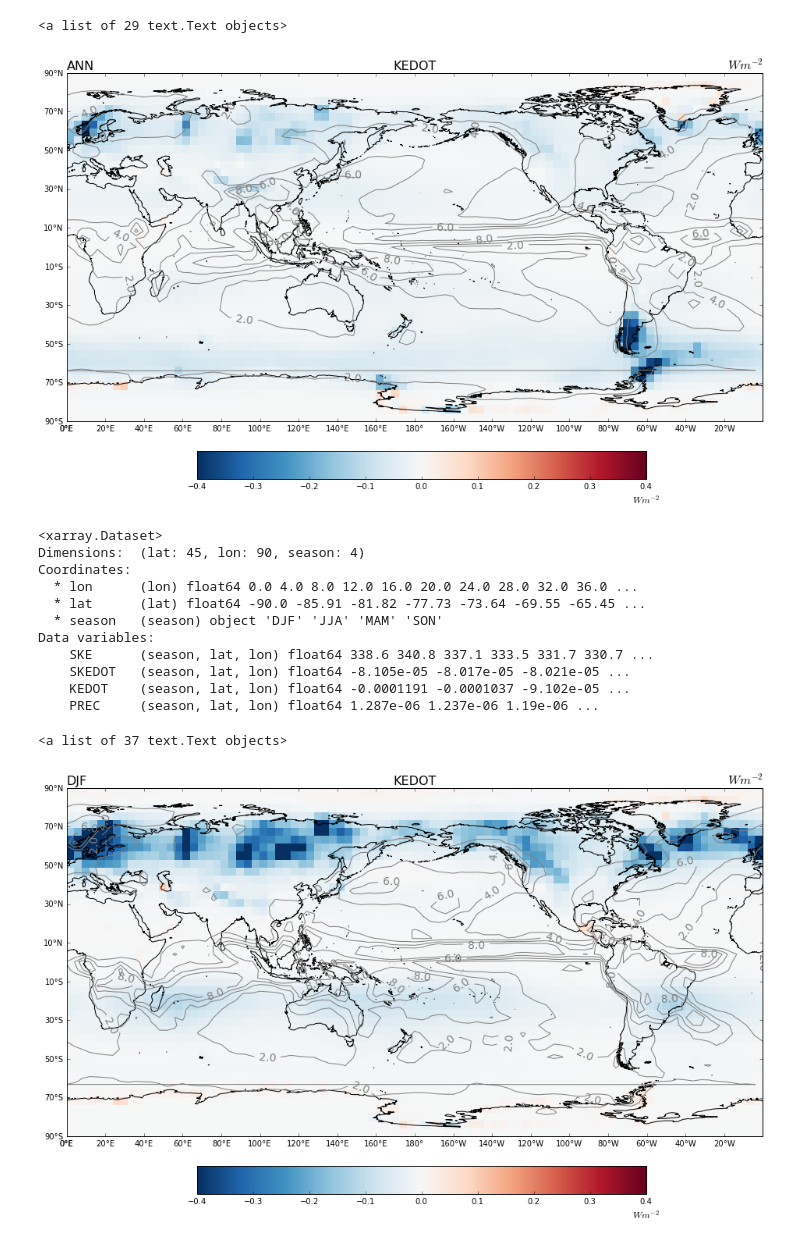
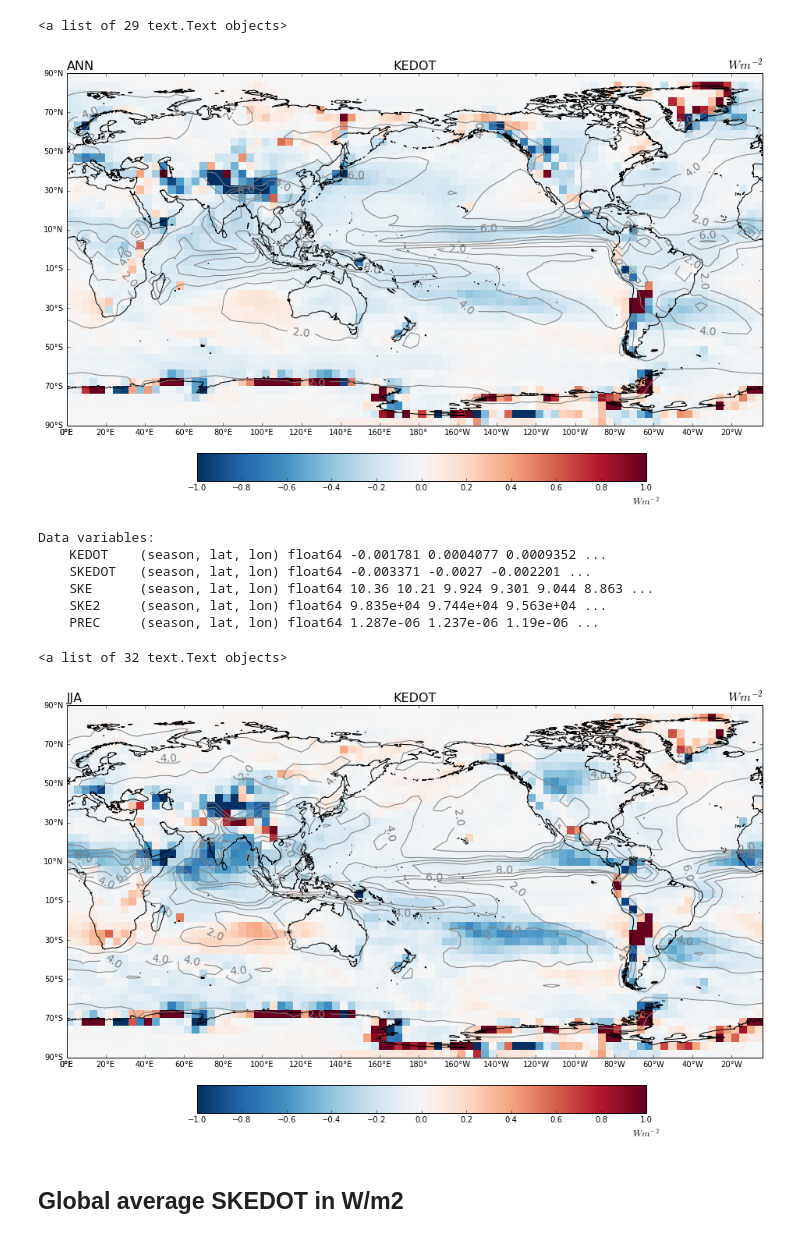
Before and after one commit to suvarchal/G5NR, a Jupyter notebook: SKEDOT_simple_plots_averages.ipynb, the cells around one changed output. Cells and saved outputs as stored; diff of their text form; code cells hidden in the pictures.

Commit message:
updates to include data paths

```diff
--- a/SKEDOT_simple_plots_averages.ipynb
+++ b/SKEDOT_simple_plots_averages.ipynb
@@ -14,3 +12,6 @@ SKEdataset=xr.open_dataset('/home/suvarchal/G5NR/SKEDot_90x45_v3.nc')
+# %%
+SKEdataset=xr.open_dataset('/home/suvarchal/G5NR/SKE_may2017_merged.nc')
+#http://weather.rsmas.miami.edu/repository/entry/show?entryid=synth%3A1142722f-a386-4c17-a4f6-0f685cd19ae3%3AL0c1TlIvU0tFX21heTIwMTdfbWVyZ2VkLm5j
 # %%
 SKEdataset.data_vars
 # %% [output]
@@ -26,4 +28,9 @@ lon_2d,lat_2d=np.meshgrid(cyc_lon,SKEdataset.lat)
 # %%
+lon_2d,lat_2d=np.meshgrid(SKEdataset.lon,SKEdataset.lat)
+kedot=SKEdataset.KEDOT.mean(dim='time')
+prec=SKEdataset.PREC.mean(dim='time')
+
+
 fig = plt.figure(figsize=(16,10))
 ax = fig.add_subplot(111, projection=ccrs.PlateCarree(central_longitude=180))
 
@@ -32,7 +39,7 @@ ax.set_title('KEDOT', size=16)
 ax.set_title('ANN', size=16,loc="left")
 ax.set_title('$W m^{-2}$', size=16,loc="right")
 
-c=ax.pcolormesh(lon_2d,lat_2d,kedot,cmap='RdBu_r',vmin=-0.4,vmax=0.4,transform=ccrs.PlateCarree(central_longitude=0))
+c=ax.pcolormesh(lon_2d,lat_2d,kedot,cmap='RdBu_r',vmin=-1.0,vmax=1.0,transform=ccrs.PlateCarree(central_longitude=0))
 plevels=np.arange(0,10,2)
 c1=ax.contour(lon_2d,lat_2d,prec*86400,colors='Gray',levels=plevels,transform=ccrs.PlateCarree(central_longitude=0))
 ax.coastlines('50m')
@@ -48,50 +55,46 @@ cb.set_label(r'$W m^{-2}$', size='large',position=(1.0,0.04))
 plt.clabel(c1,plevels[0::1],inline=1,fmt='%1.1f',fontsize=14)
 # %% [output]
 <a list of 29 text.Text objects>
-[figure, old version]
+[figure, new version]
 # %%
 SKEdataset_seas=SKEdataset.groupby('time.season').mean(dim='time')
 # %%
-SKEdataset_seas
+SKEdataset_seas.data_vars
 # %% [output]
-<xarray.Dataset>
-Dimensions:  (lat: 45, lon: 90, season: 4)
-Coordinates:
-  * lon      (lon) float64 0.0 4.0 8.0 12.0 16.0 20.0 24.0 28.0 32.0 36.0 ...
-  * lat      (lat) float64 -90.0 -85.91 -81.82 -77.73 -73.64 -69.55 -65.45 ...
-  * season   (season) object 'DJF' 'JJA' 'MAM' 'SON'
 Data variables:
-    SKE      (season, lat, lon) float64 338.6 340.8 337.1 333.5 331.7 330.7 ...
-    SKEDOT   (season, lat, lon) float64 -8.105e-05 -8.017e-05 -8.021e-05 ...
-    KEDOT    (season, lat, lon) float64 -0.0001191 -0.0001037 -9.102e-05 ...
+    KEDOT    (season, lat, lon) float64 -0.001781 0.0004077 0.0009352 ...
+    SKEDOT   (season, lat, lon) float64 -0.003371 -0.0027 -0.002201 ...
+    SKE      (season, lat, lon) float64 10.36 10.21 9.924 9.301 9.044 8.863 ...
+    SKE2     (season, lat, lon) float64 9.835e+04 9.744e+04 9.563e+04 ...
     PREC     (season, lat, lon) float64 1.287e-06 1.237e-06 1.19e-06 ...
 # %%
-kedot,cyc_lon=addcyclic(SKEdataset_seas.KEDOT[0,:,:],SKEdataset_seas.lon)
-prec,cyc_lon=addcyclic(SKEdataset_seas.PREC[0,:,:],SKEdataset_seas.lon)
-lon_2d,lat_2d=np.meshgrid(cyc_lon,SKEdataset_seas.lat)
+#kedot,cyc_lon=addcyclic(SKEdataset_seas.KEDOT[0,:,:],SKEdataset_seas.lon)
+#prec,cyc_lon=addcyclic(SKEdataset_seas.PREC[0,:,:],SKEdataset_seas.lon)
+lon_2d,lat_2d=np.meshgrid(SKEdataset_seas.lon,SKEdataset_seas.lat)
 
 fig = plt.figure(figsize=(16,10))
 ax = fig.add_subplot(111, projection=ccrs.PlateCarree(central_longitude=180))
-
+kedot=SKEdataset_seas.KEDOT.sel(season='JJA')
+prec=SKEdataset_seas.PREC.sel(season='JJA')
 cax = fig.add_axes([0.27, 0.1, 0.5, 0.05])
 ax.set_title('KEDOT', size=16)
-ax.set_title('DJF', size=16,loc="left")
+ax.set_title('JJA', size=16,loc="left")
 ax.set_title('$W m^{-2}$', size=16,loc="right")
 
-c=ax.pcolormesh(lon_2d,lat_2d,kedot,cmap='RdBu_r',vmin=-0.4,vmax=0.4,transform=ccrs.PlateCarree(central_longitude=0))
+c=ax.pcolormesh(lon_2d,lat_2d,kedot,cmap='RdBu_r',vmin=-1.0,vmax=1.0,transform=ccrs.PlateCarree(central_longitude=0))
 plevels=np.arange(0,10,2)
 c1=ax.contour(lon_2d,lat_2d,prec*86400,colors='Gray',levels=plevels,transform=ccrs.PlateCarree(central_longitude=0))
 ax.coastlines('50m')
 ax.set_yticks(np.arange(-90,100,20), crs=ccrs.PlateCarree(central_longitude=180))
 ax.set_xticks(np.arange(0,380,20),crs=ccrs.PlateCarree())
 lon_formatter = LongitudeFormatter(zero_direction_label=True)
 lat_formatter = LatitudeFormatter()
 ax.xaxis.set_major_formatter(lon_formatter)
 ax.yaxis.set_major_formatter(lat_formatter)
 
 cb = fig.colorbar(c, cax=cax,orientation='horizontal')
 cb.set_label(r'$W m^{-2}$', size='large',position=(1.0,0.04))
 plt.clabel(c1,plevels[0::1],inline=1,fmt='%1.1f',fontsize=14)
 # %% [output]
-<a list of 37 text.Text objects>
+<a list of 32 text.Text objects>
-[figure, old version]
+[figure, new version]
@@ -106,0 +106,2 @@ lsmask=xr.open_dataset('/home/suvarchal/G5NR_90x45_seamask.nc')
+# %% [markdown]
+## Global average SKEDOT in W/m2
```
Also changed, not shown: parts of 15 cells of this notebook.
